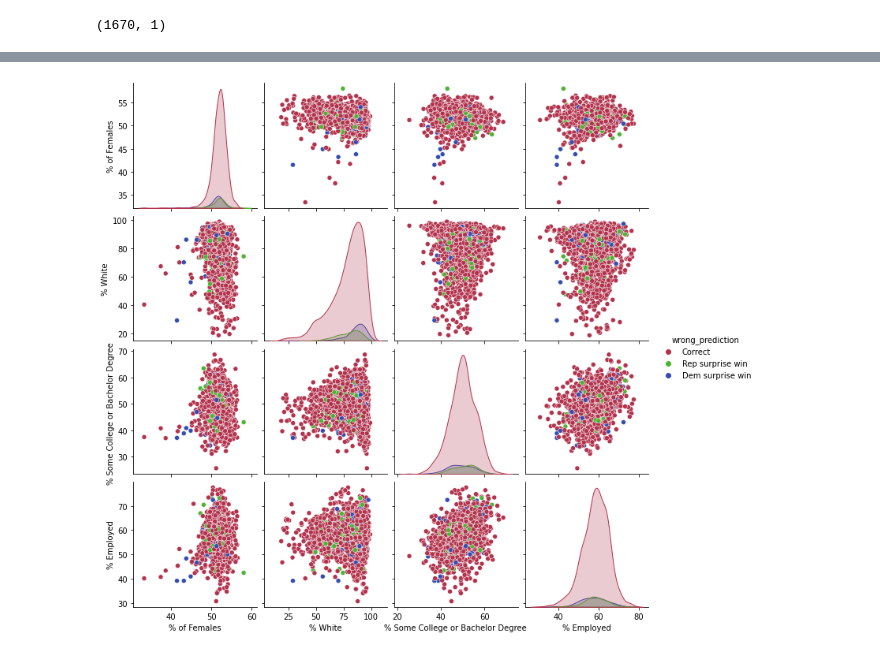
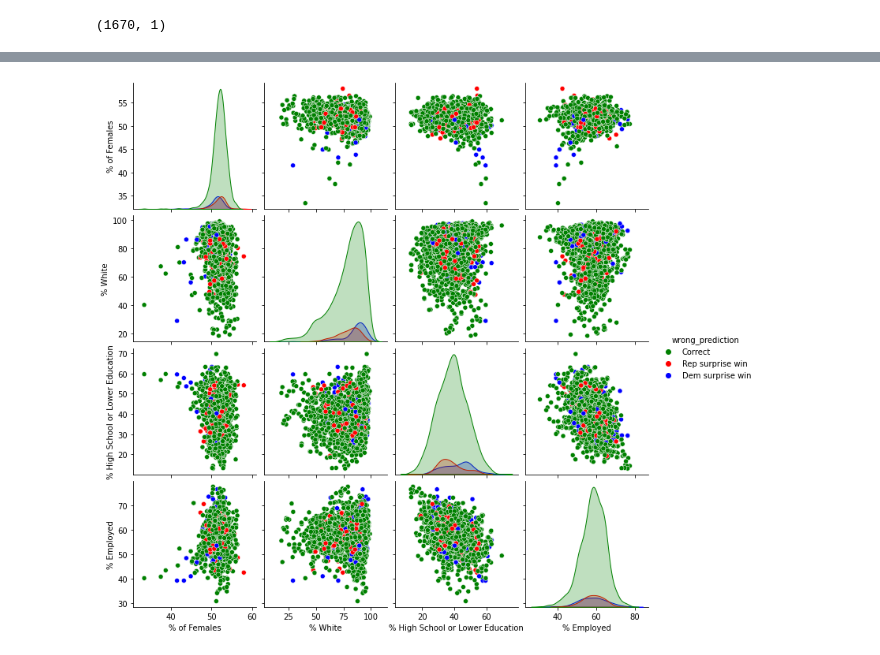
Before and after one commit to emgerber88/County_Pres_Election_Modeling, a Jupyter notebook: County_Pres_Election_Modeling.ipynb, the cells around one changed output, grey strips where cells are left out. Saved outputs shown, nothing was run; the diff lists cells and outputs as text; code cells hidden in the pictures.

```diff
--- a/County_Pres_Election_Modeling.ipynb
+++ b/County_Pres_Election_Modeling.ipynb
@@ -1271,5 +1329,5 @@ knn_cv.best_score_
 # %%
+# create model and make predictions
 best_knn_model = knn_cv.best_estimator_
-best_knn_model.fit(X_train_reduced, y_train)
 y_pred_knn = best_knn_model.predict(X_test_reduced)
 # %%
@@ -1316,10 +1379,12 @@ y_knn = pres_df_reduced['winner']
 # train-test split
 X_train_knn, X_test_knn, y_train, y_test = train_test_split(X_knn, y_knn, test_size = .25, random_state = 270)
 # %%
-knn_slim_params = {'model__n_neighbors': np.arange(1,12,2), 'model__weights': ['uniform', 'distance']}
+# instantiate parameters, pipeline, and gridsearch
+knn_slim_params = {'model__n_neighbors': np.arange(1,12,2)}
 knn_slim_pipe = Pipeline([('scaler', StandardScaler()),
                     ('model', KNeighborsClassifier())])
 knn_slim_cv = GridSearchCV(estimator = knn_slim_pipe, scoring='recall',
                       param_grid = knn_slim_params, cv = 5)
 
+# fit gridsearch to slim training data
 knn_slim_cv.fit(X_train_knn, y_train);
@@ -1335,5 +1408,7 @@ knn_slim_cv.best_score_
 # %%
+# set hyperparameters for best model
 best_knn_slim_model = knn_slim_cv.best_estimator_
-best_knn_slim_model.fit(X_train_knn, y_train)
+
+# make predictions
 y_pred_knn_slim = best_knn_slim_model.predict(X_test_knn)
 # %%
@@ -1483,10 +1612,21 @@ predictions_df_viz.groupby('wrong_prediction').mean()
+# %%
+# key columns
+key_cols = ['% of Females',
+             '% White',
+             '% High School or Lower Education',
+             '% Employed',
+             'wrong_prediction']
+
+# create subset df with only key columns
+predictions_df_viz = predictions_df[key_cols]
 # %%
 # Define a list of three different colors in RGB format
-colors = [(0.7, 0.2, 0.3), (0.3, 0.7, 0.2), (0.2, 0.3, 0.7)]
+colors = ['g', 'r', 'b']
 
 # Create a custom palette with the chosen colors
 custom_palette = sns.color_palette(colors)
 
+# create pairplot to visualize differences in key columns
 sns.pairplot(data = predictions_df_viz, hue = 'wrong_prediction', palette = custom_palette);
 # %% [output]
-[figure, old version]
+[figure, new version]
```
Also changed, not shown: parts of 145 cells of this notebook.
